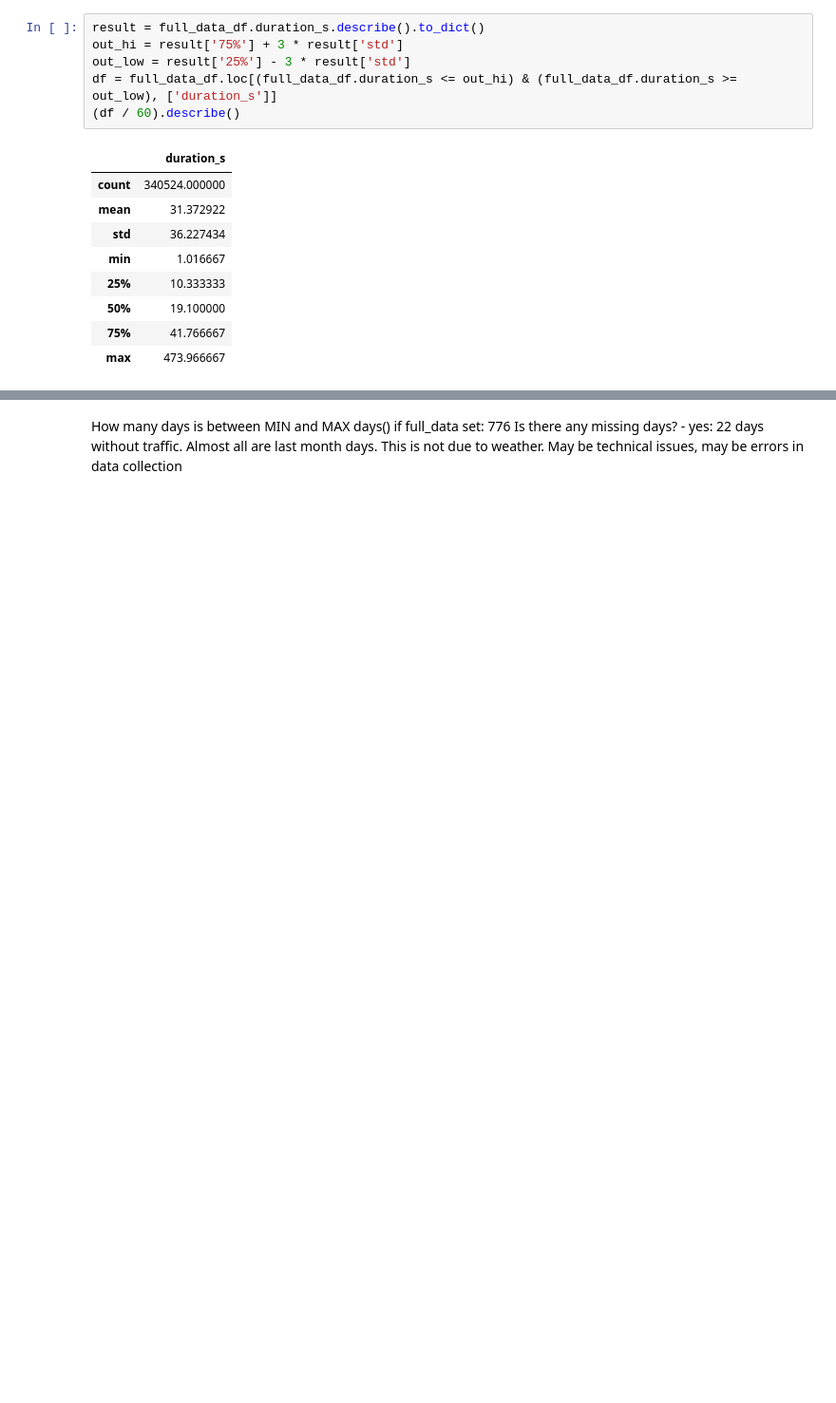
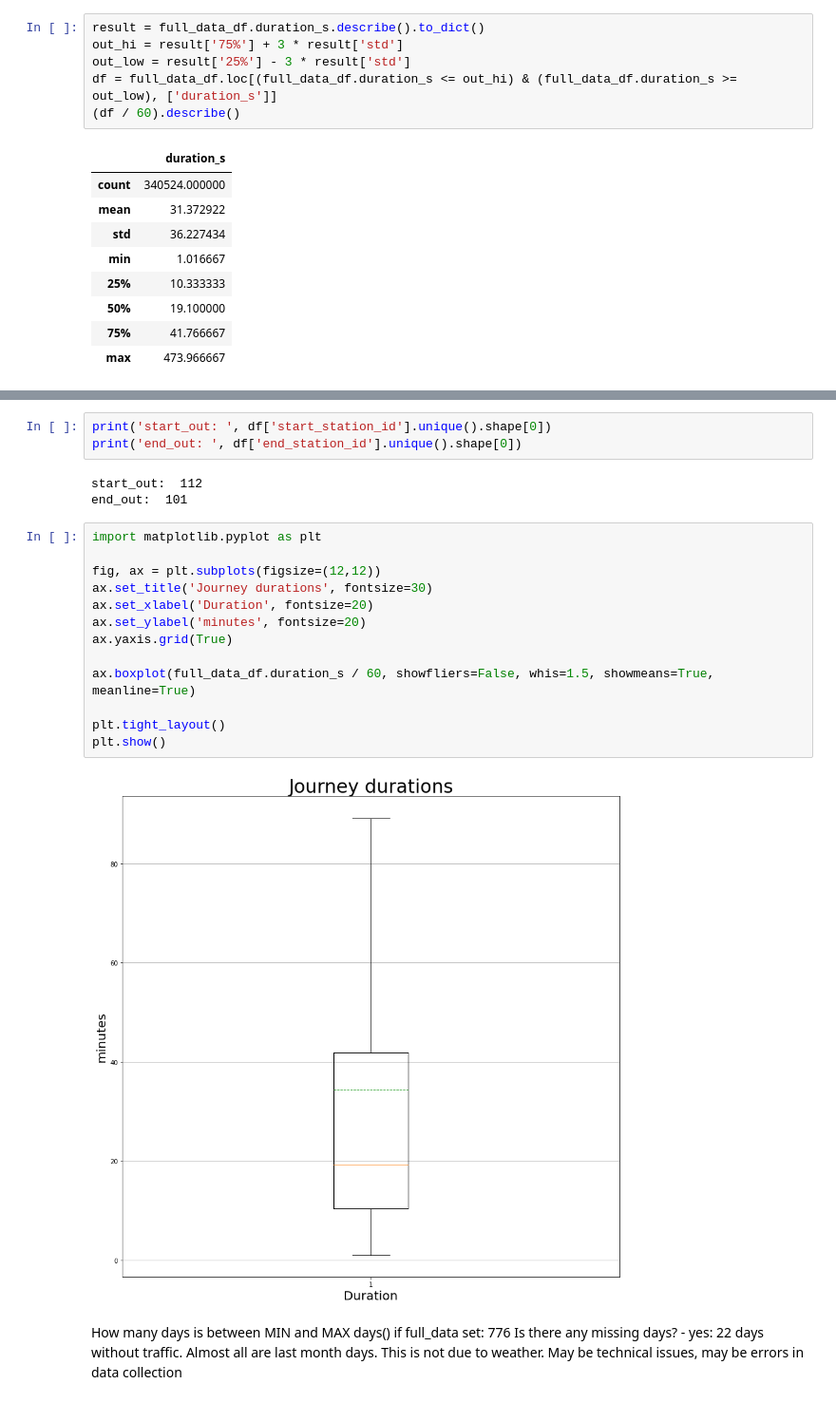
Before and after one commit to daim77/python_BI_analysis_bike_sharing, a Jupyter notebook: results.ipynb, the cells around one changed output, grey strips where cells are left out. Shown at 95% size. Cells and saved outputs as stored; diff of their text form; blank space fills up the shorter version.

Commit message:
box plot duration

```diff
--- a/results.ipynb
+++ b/results.ipynb
@@ -552,3 +569,24 @@ df = full_data_df.loc[(full_data_df.duration_s <= out_hi) & (full_data_df.durati
+# %%
+print('start_out: ', df['start_station_id'].unique().shape[0])
+print('end_out: ', df['end_station_id'].unique().shape[0])
+# %% [output]
+start_out:  112
+end_out:  101
+# %%
+import matplotlib.pyplot as plt
+
+fig, ax = plt.subplots(figsize=(12,12))
+ax.set_title('Journey durations', fontsize=30)
+ax.set_xlabel('Duration', fontsize=20)
+ax.set_ylabel('minutes', fontsize=20)
+ax.yaxis.grid(True)
+
+ax.boxplot(full_data_df.duration_s / 60, showfliers=False, whis=1.5, showmeans=True, meanline=True)
+
+plt.tight_layout()
+plt.show()
+# %% [output]
+[figure, added]
 # %% [markdown]
 How many days is between MIN and MAX days() if full_data set: 776
 Is there any missing days? - yes:  22 days without traffic. Almost all are last month days.
```
Also changed, not shown: parts of 5 cells of this notebook.
